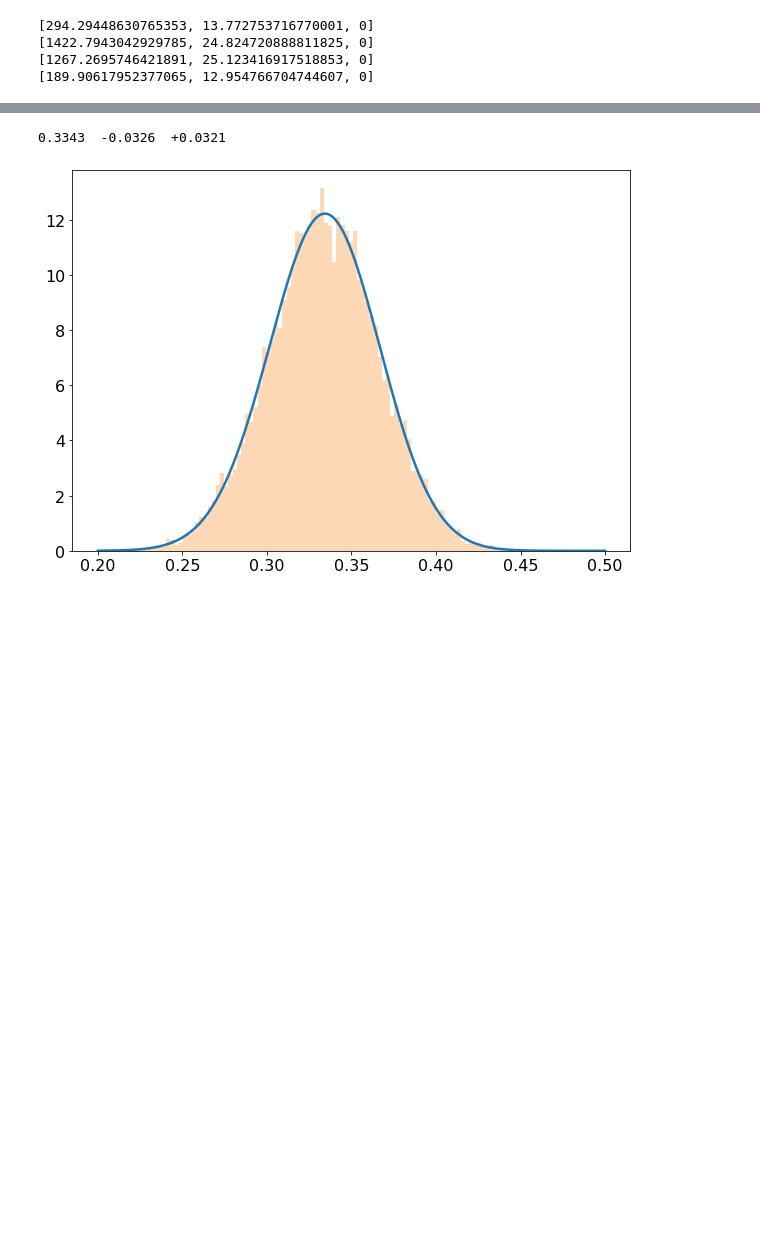
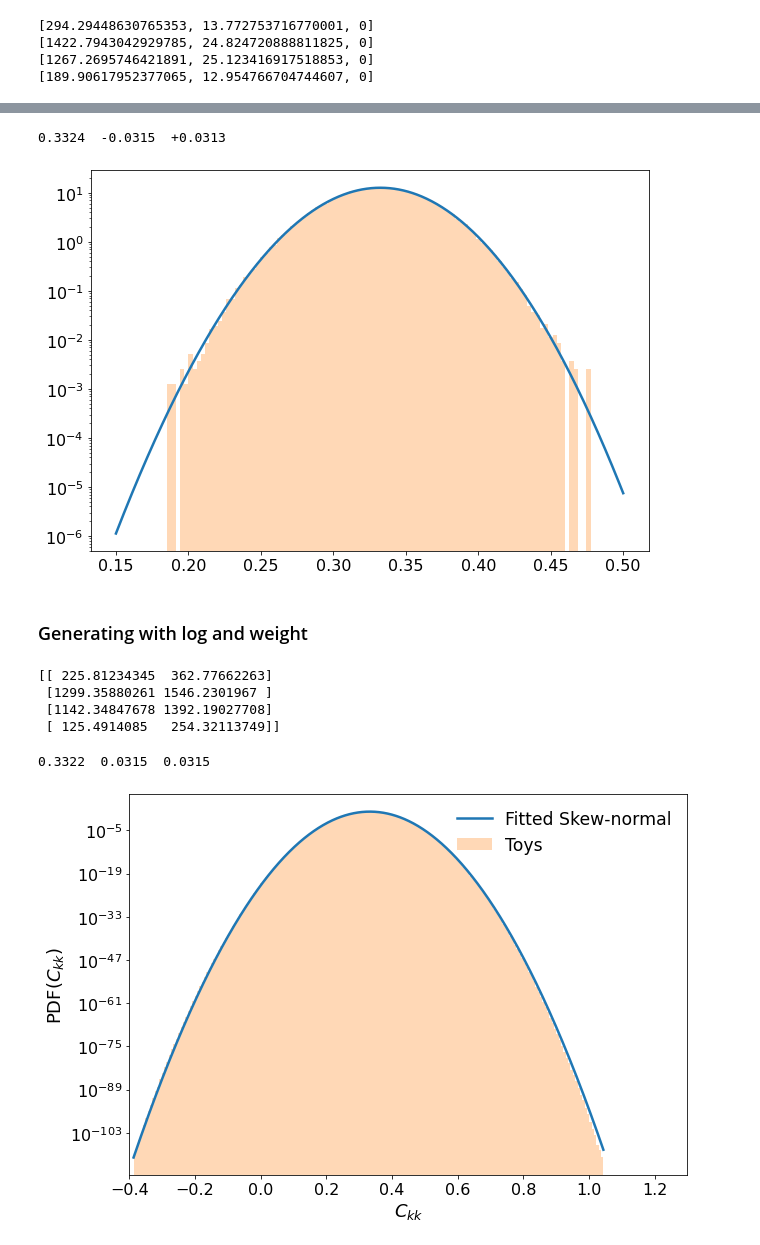
Before and after one commit to rmadar/asympdf, a Jupyter notebook: SymetricMeasurement.ipynb, the cells around one changed output, grey strips where cells are left out. Drawn from its saved outputs; the diff is of its cells as text; code cells hidden in the pictures; blank space fills up the shorter version.

```diff
--- a/SymetricMeasurement.ipynb
+++ b/SymetricMeasurement.ipynb
@@ -155,10 +95,67 @@ Ckk = -9 * np.sum(data*w, axis=1) / np.sum(data, axis=1)
 alpha, loc, scale = skewnorm.fit(Ckk)
 # %%
 sn = apdf.ndimSkewNormal(loc=loc, scale=scale, alpha=alpha)
-x = np.linspace(0.2, 0.5, 1000)
+x = np.linspace(0.15, 0.5, 1000)
 plt.plot(x, sn.pdf(x))
-plt.hist(Ckk, bins=100, density=True, alpha=0.3);
+plt.hist(Ckk, bins=100, density=True, alpha=0.3, log=True);
 print('{:.4f}  -{:.4f}  +{:.4f}'.format(*sn.measAsymError()))
 # %% [output]
-0.3343  -0.0326  +0.0321
+0.3324  -0.0315  +0.0313
-[figure, old version]
+[figure, new version]
+# %% [markdown]
+### Generating with log and weight
+# %%
+borders=ndSN.borders(5)
+print(borders)
+# %% [output]
+[[ 225.81234345  362.77662263]
+ [1299.35880261 1546.2301967 ]
+ [1142.34847678 1392.19027708]
+ [ 125.4914085   254.32113749]]
+# %%
+dLog, wLog = apdf.generateDataLog(ndSN.pdf, n=10000000, borders=ndSN.borders(10))
+# %%
+w = np.array([-0.75, -0.25, 0.25, 0.75])
+CkkLog = -9 * np.sum(dLog*w, axis=1) / np.sum(dLog, axis=1)
+# %%
+def fitWeightedDistribution(data, weights, nbins=100):
+
+    # Weighted histogram
+    Nbins    = nbins
+    bins     = np.linspace(data.min(), data.max(), Nbins)
+    ydata, _ = np.histogram(data, weights=weights, bins=bins, density=True)
+
+    # Bin center as x data
+    xdata = np.array([0.5 * (bins[i] + bins[i+1]) for i in range(len(bins)-1)])
+
+    # Loss function
+    def loss(x):
+        l, s, a = x
+        f = apdf.ndimSkewNormal(loc=l, scale=s, alpha=a).pdf
+        w = np.sqrt(np.abs(xdata - xdata.mean()))
+        w = w/w.max()
+        dy2 = (ydata - f(xdata))**2
+        return np.sum(dy2*w)
+
+    l0 = np.average(data, weights=weights)
+    s0 = np.sqrt( np.average((CkkLog-l0)**2, weights=weights) )
+    a0 = 0
+
+    res = optimize.minimize(loss, tol=1e-6, x0=[l0, s0, a0], method='Nelder-Mead')
+    loc, scale, alpha = res.x
+
+    return loc, scale, alpha
+# %%
+loc, scale, alpha = fitWeightedDistribution(CkkLog, wLog, 200)
+sn = apdf.ndimSkewNormal(loc=loc, scale=scale, alpha=alpha)
+x = np.linspace(CkkLog.min(), CkkLog.max(), 1000)
+plt.plot(x, sn.pdf(x), label='Fitted Skew-normal')
+plt.hist(CkkLog, weights=wLog, bins=200, density=True, alpha=0.3, log=True, label='Toys')
+plt.xlabel('$C_{kk}$')
+plt.ylabel('PDF($C_{kk}$)')
+plt.xlim(-0.4, 1.3)
+plt.legend()
+print('{:.4f}  {:.4f}  {:.4f}'.format(*sn.measAsymError()))
+# %% [output]
+0.3322  0.0315  0.0315
+[figure, added]
```
Also changed, not shown: parts of 11 cells of this notebook, 5 other files.
